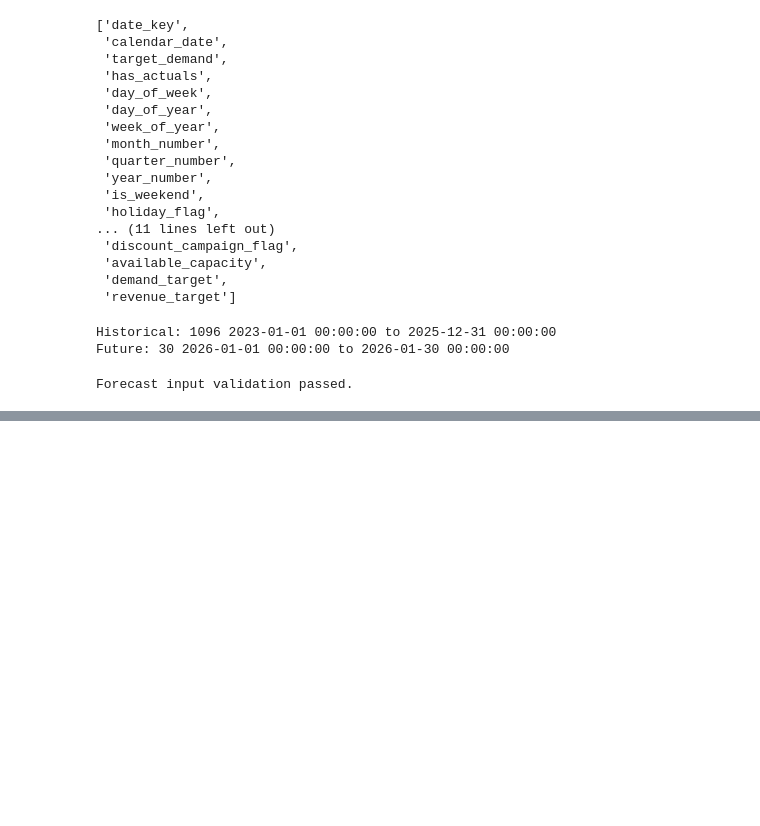
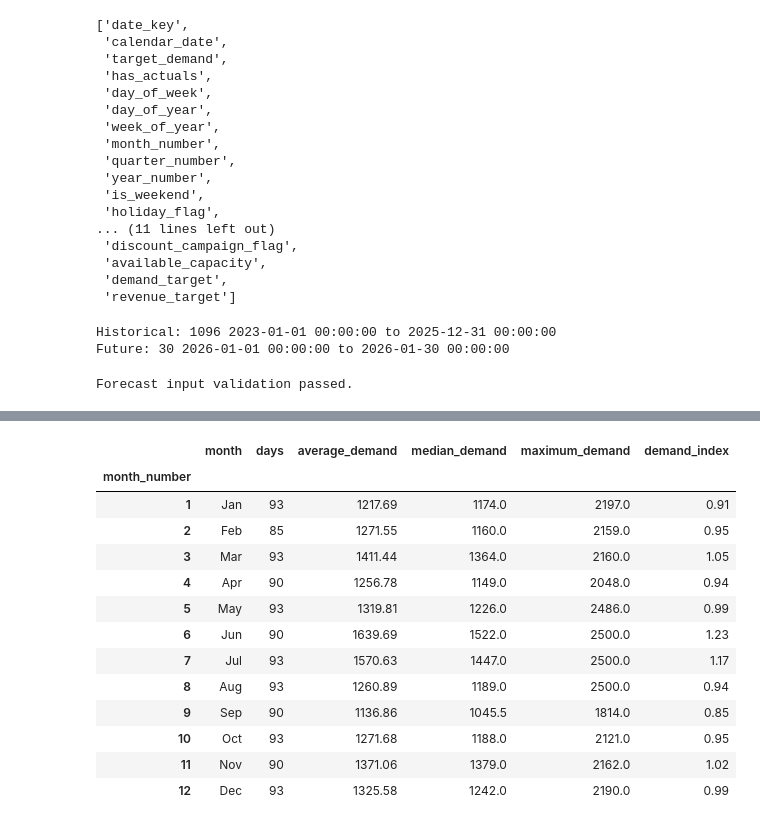
Before and after one commit to gnauhuhsaij/orlando-attraction-demand-revenue-planning, a Jupyter notebook: notebooks/01_forecast_exploration.ipynb, the cells around one changed output, grey strips where cells are left out. Saved outputs shown, nothing was run; the diff lists cells and outputs as text; code cells hidden in the pictures; blank space fills up the shorter version.

```diff
--- a/notebooks/01_forecast_exploration.ipynb
+++ b/notebooks/01_forecast_exploration.ipynb
@@ -108,0 +191,49 @@ Forecast input validation passed.
+# %%
+import calendar
+
+monthly_summary = (
+    historical
+    .groupby("month_number")
+    .agg(
+        days=("target_demand", "size"),
+        average_demand=("target_demand", "mean"),
+        median_demand=("target_demand", "median"),
+        maximum_demand=("target_demand", "max"),
+    )
+    .assign(
+        month=lambda table: table.index.map(
+            lambda month_number: calendar.month_abbr[month_number]
+        ),
+        demand_index=lambda table: (
+            table["average_demand"] / overall_average
+        ),
+    )
+    [
+        [
+            "month",
+            "days",
+            "average_demand",
+            "median_demand",
+            "maximum_demand",
+            "demand_index",
+        ]
+    ]
+    .round(2)
+)
+
+monthly_summary
+# %% [output]
+|  | month | days | average_demand | median_demand | maximum_demand | demand_index |
+| month_number |  |  |  |  |  |  |
+| 1 | Jan | 93 | 1217.69 | 1174.0 | 2197.0 | 0.91 |
+| 2 | Feb | 85 | 1271.55 | 1160.0 | 2159.0 | 0.95 |
+| 3 | Mar | 93 | 1411.44 | 1364.0 | 2160.0 | 1.05 |
+| 4 | Apr | 90 | 1256.78 | 1149.0 | 2048.0 | 0.94 |
+| 5 | May | 93 | 1319.81 | 1226.0 | 2486.0 | 0.99 |
+| 6 | Jun | 90 | 1639.69 | 1522.0 | 2500.0 | 1.23 |
+| 7 | Jul | 93 | 1570.63 | 1447.0 | 2500.0 | 1.17 |
+| 8 | Aug | 93 | 1260.89 | 1189.0 | 2500.0 | 0.94 |
+| 9 | Sep | 90 | 1136.86 | 1045.5 | 1814.0 | 0.85 |
+| 10 | Oct | 93 | 1271.68 | 1188.0 | 2121.0 | 0.95 |
+| 11 | Nov | 90 | 1371.06 | 1379.0 | 2162.0 | 1.02 |
+| 12 | Dec | 93 | 1325.58 | 1242.0 | 2190.0 | 0.99 |
```
Also changed, not shown: parts of 59 cells of this notebook, 13 other files.
